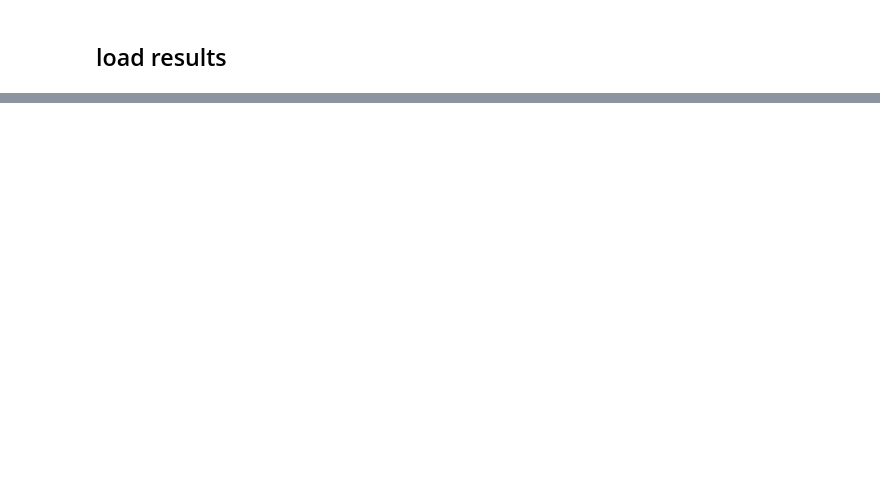
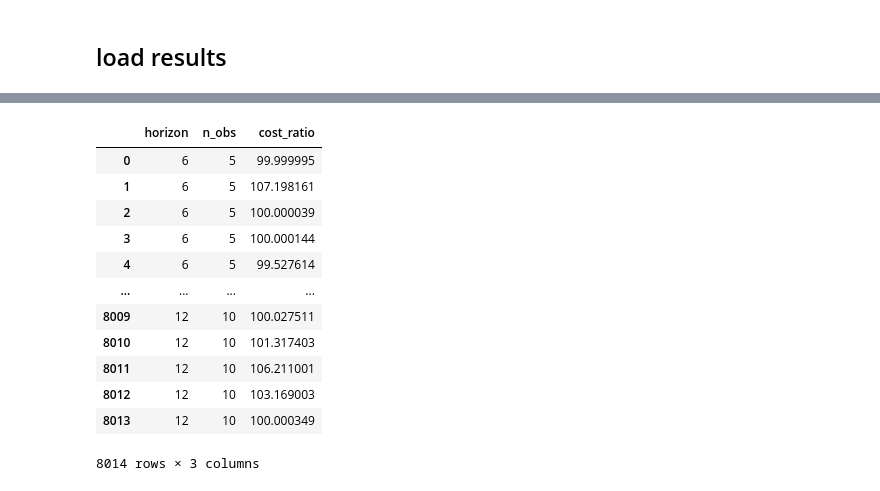
Before and after one commit to YiQi-EPFL/OMISTL, a Jupyter notebook: MPC/test_results.ipynb, the cells around one changed output, grey strips where cells are left out. Cells and saved outputs as stored; diff of their text form; code cells hidden in the pictures; blank space fills up the shorter version.

```diff
--- a/MPC/test_results.ipynb
+++ b/MPC/test_results.ipynb
@@ -557,0 +350,16 @@ figure.savefig(my_path+"/percent_success_mpc.png")
+# %%
+results
+# %% [output]
+|  | horizon | n_obs | cost_ratio |
+| 0 | 6 | 5 | 99.999995 |
+| 1 | 6 | 5 | 107.198161 |
+| 2 | 6 | 5 | 100.000039 |
+| 3 | 6 | 5 | 100.000144 |
+| 4 | 6 | 5 | 99.527614 |
+| ... | ... | ... | ... |
+| 8009 | 12 | 10 | 100.027511 |
+| 8010 | 12 | 10 | 101.317403 |
+| 8011 | 12 | 10 | 106.211001 |
+| 8012 | 12 | 10 | 103.169003 |
+| 8013 | 12 | 10 | 100.000349 |
+8014 rows × 3 columns
```
Also changed, not shown: parts of 27 cells of this notebook, 31 other files.
